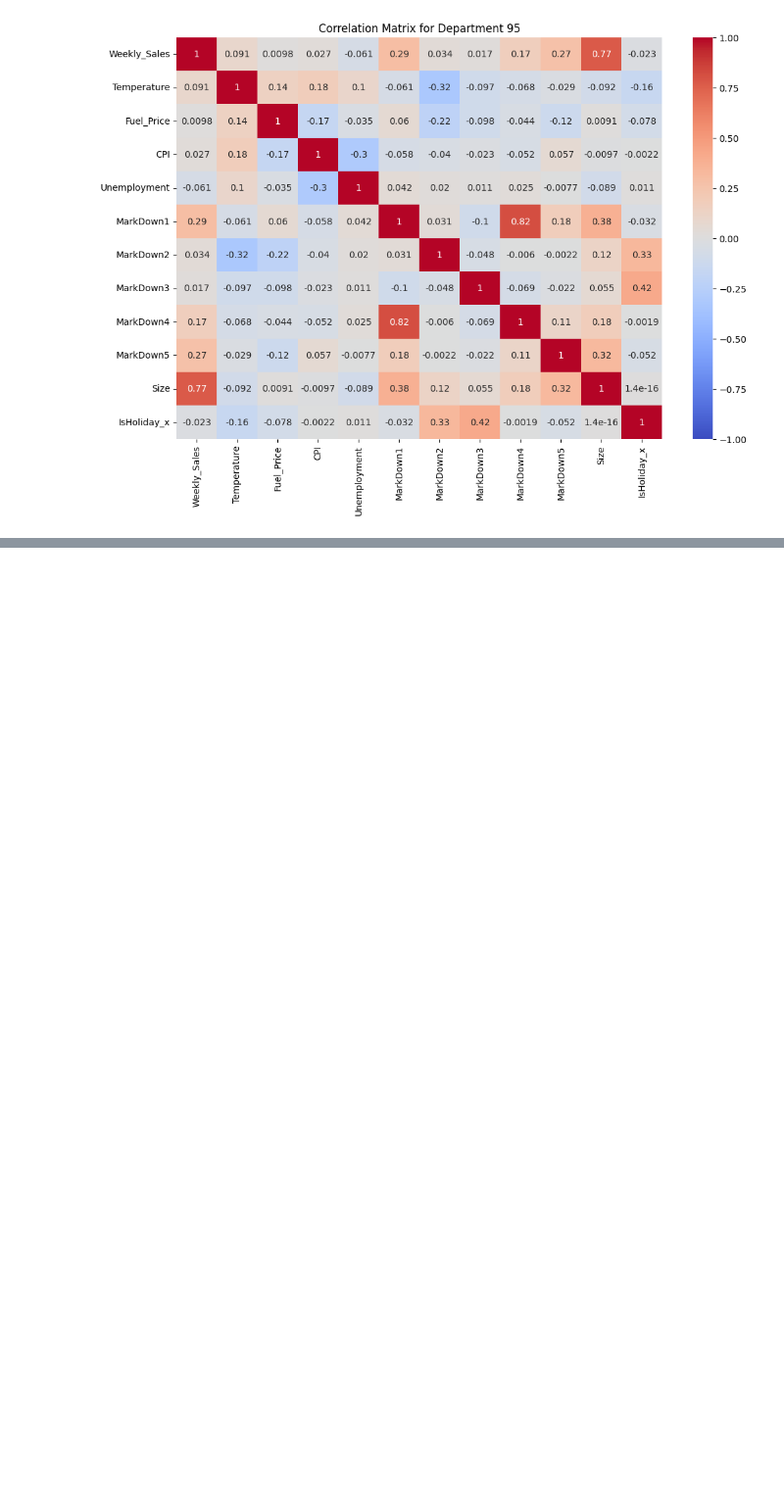
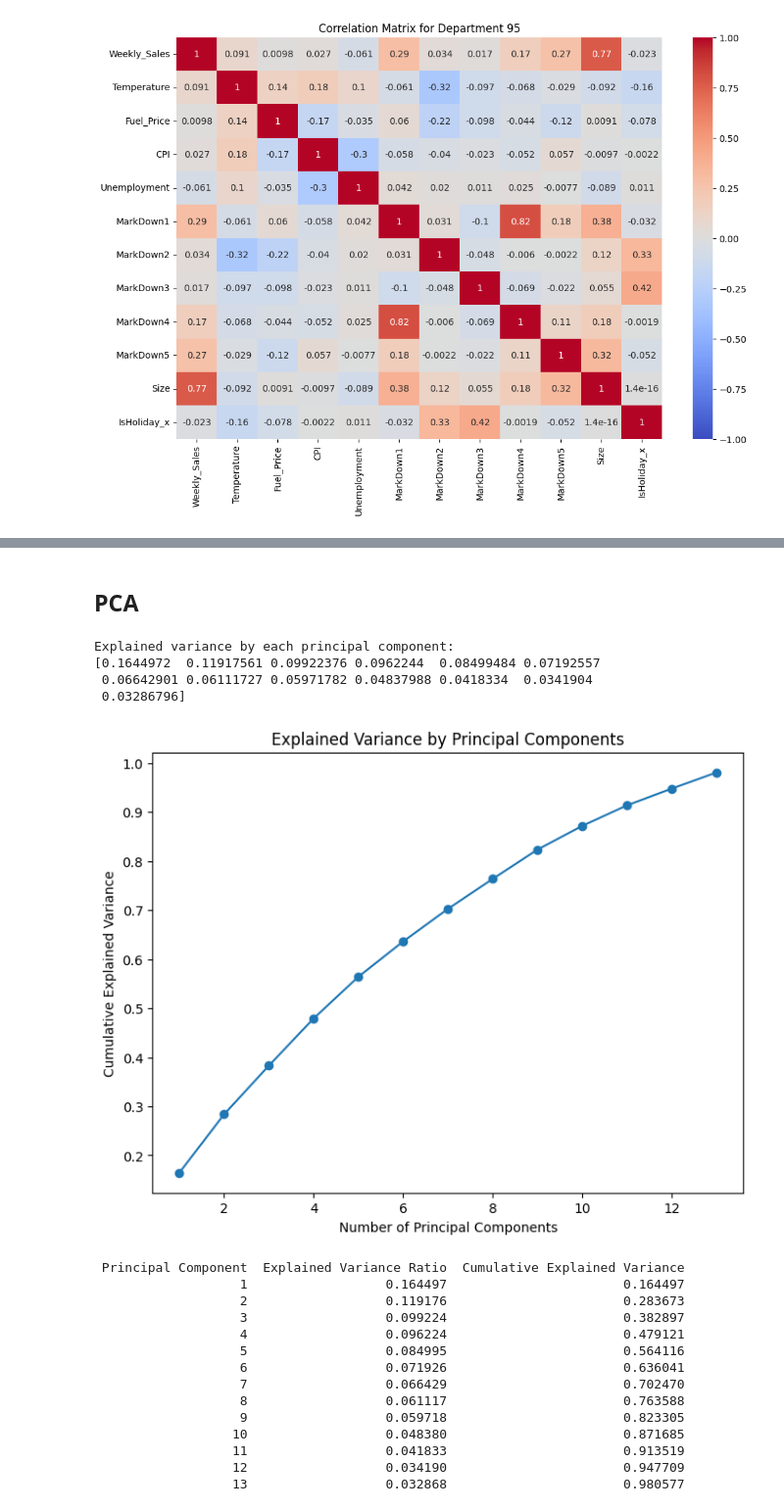
Before and after one commit to dimakazlouski/Walmart-Sales-Forecasting, a Jupyter notebook: Notebooks/01_Data_Exploration.ipynb, the cells around one changed output, grey strips where cells are left out. Shown at 98% size. Saved outputs shown, nothing was run; the diff lists cells and outputs as text; code cells hidden in the pictures; blank space fills up the shorter version.

Commit message:
identified the principal components, going to try a model with 8

```diff
--- a/Notebooks/01_Data_Exploration.ipynb
+++ b/Notebooks/01_Data_Exploration.ipynb
@@ -353,0 +405,57 @@ plt.show()
+# %% [markdown]
+## PCA
+# %%
+from sklearn.preprocessing import StandardScaler
+from sklearn.decomposition import PCA
+
+# Preparing the Data (dropping non-numeric columns: 'Date' and the target 'Weekly_Sales')
+features = merged_df.drop(columns=['Date', 'Weekly_Sales'])
+
+# Standardizing the features
+scaler = StandardScaler()
+scaled_features = scaler.fit_transform(features)
+
+# Applying PCA
+pca = PCA(n_components=0.95)  # Retain enough components to explain 95% of the variance
+principal_components = pca.fit_transform(scaled_features)
+
+# Examining the explained variance ratio
+explained_variance = pca.explained_variance_ratio_
+print(f'Explained variance by each principal component:\n{explained_variance}')
+
+# Visualizing the cumulative explained variance
+plt.figure(figsize=(8, 6))
+plt.plot(range(1, len(explained_variance) + 1), explained_variance.cumsum(), marker='o')
+plt.xlabel('Number of Principal Components')
+plt.ylabel('Cumulative Explained Variance')
+plt.title('Explained Variance by Principal Components')
+plt.show()
+
+explained_variance_df = pd.DataFrame({
+    'Principal Component': range(1, len(explained_variance) + 1),
+    'Explained Variance Ratio': explained_variance,
+    'Cumulative Explained Variance': explained_variance.cumsum()
+})
+
+#explained_variance_df = explained_variance_df.reset_index(drop=False)
+print(explained_variance_df.to_string(index=False))
+# %% [output]
+Explained variance by each principal component:
+[0.1644972  0.11917561 0.09922376 0.0962244  0.08499484 0.07192557
+ 0.06642901 0.06111727 0.05971782 0.04837988 0.0418334  0.0341904
+ 0.03286796]
+[figure, added]
+ Principal Component  Explained Variance Ratio  Cumulative Explained Variance
+                   1                  0.164497                       0.164497
+                   2                  0.119176                       0.283673
+                   3                  0.099224                       0.382897
+                   4                  0.096224                       0.479121
+                   5                  0.084995                       0.564116
+                   6                  0.071926                       0.636041
+                   7                  0.066429                       0.702470
+                   8                  0.061117                       0.763588
+                   9                  0.059718                       0.823305
+                  10                  0.048380                       0.871685
+                  11                  0.041833                       0.913519
+                  12                  0.034190                       0.947709
+                  13                  0.032868                       0.980577
```
Also changed, not shown: parts of 4 cells of this notebook.
